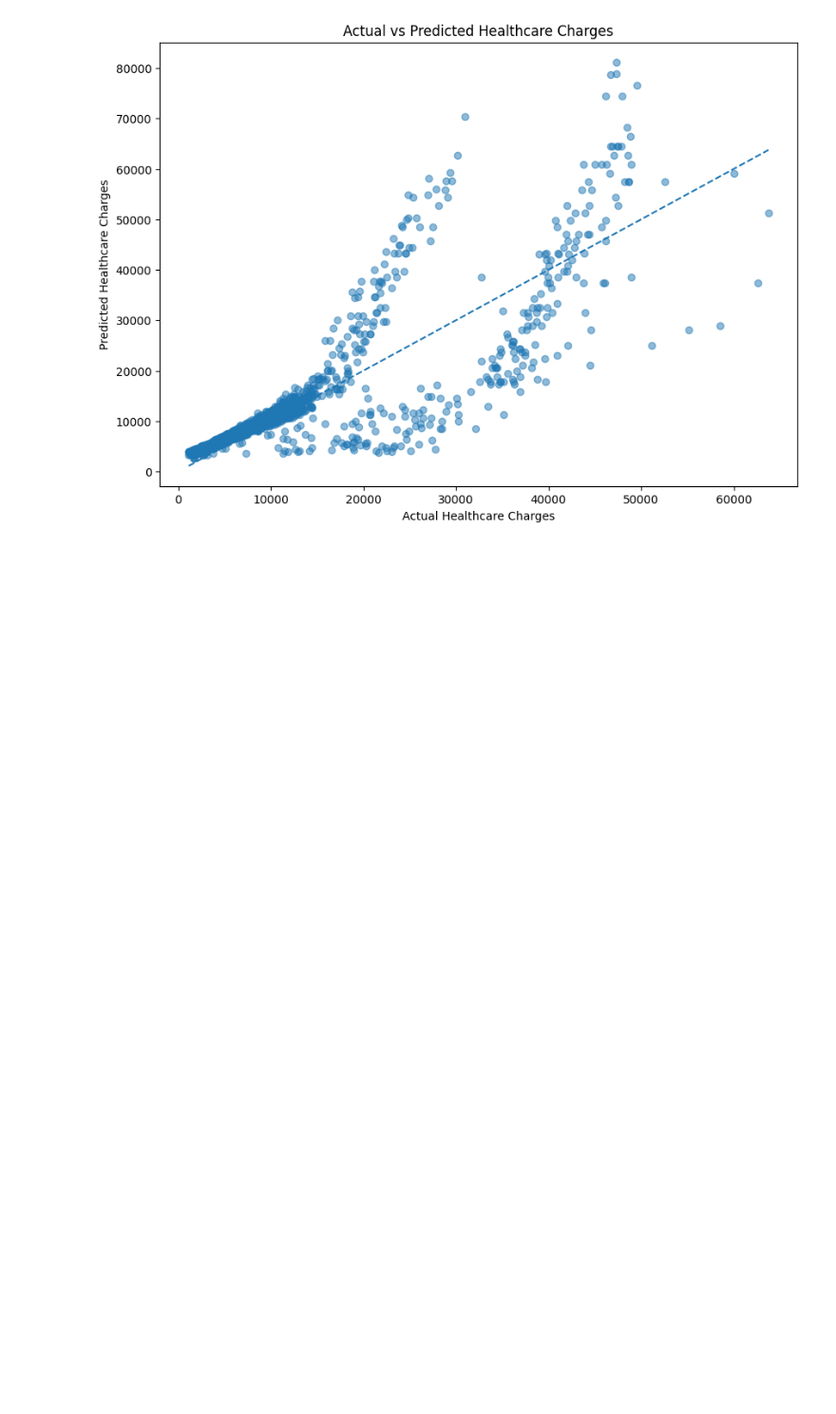
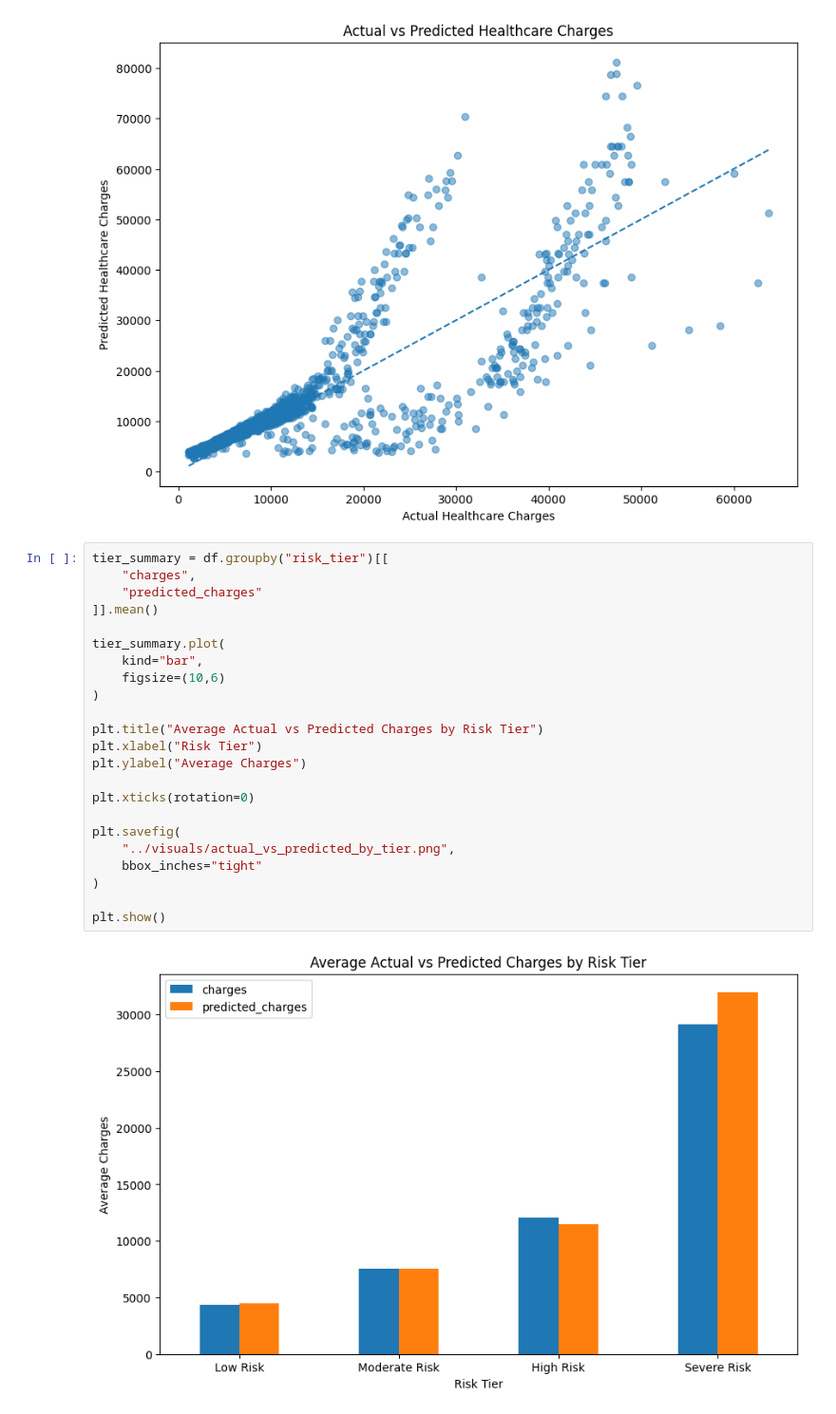
Before and after one commit to zhenjie14/Healthcare-cost-risk-model, a Jupyter notebook: notebooks/eda.ipynb, the cells around one changed output. Shown at 95% size. Drawn from its saved outputs; the diff is of its cells as text; blank space fills up the shorter version.

Commit message:
Visuals

```diff
--- a/notebooks/eda.ipynb
+++ b/notebooks/eda.ipynb
@@ -454,3 +428,28 @@ plt.savefig(
 plt.show()
 # %% [output]
 [figure]
+# %%
+tier_summary = df.groupby("risk_tier")[[
+    "charges",
+    "predicted_charges"
+]].mean()
+
+tier_summary.plot(
+    kind="bar",
+    figsize=(10,6)
+)
+
+plt.title("Average Actual vs Predicted Charges by Risk Tier")
+plt.xlabel("Risk Tier")
+plt.ylabel("Average Charges")
+
+plt.xticks(rotation=0)
+
+plt.savefig(
+    "../visuals/actual_vs_predicted_by_tier.png",
+    bbox_inches="tight"
+)
+
+plt.show()
+# %% [output]
+[figure, added]
```
Also changed, not shown: parts of 2 cells of this notebook, 2 other files.
